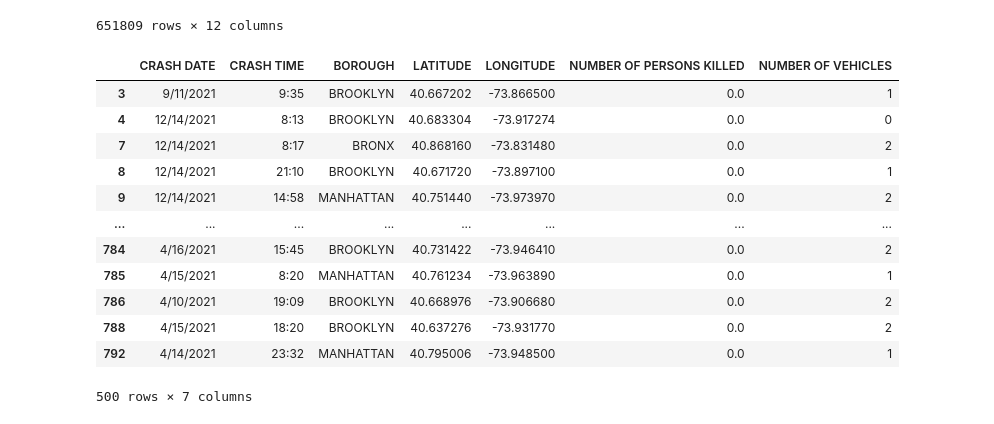
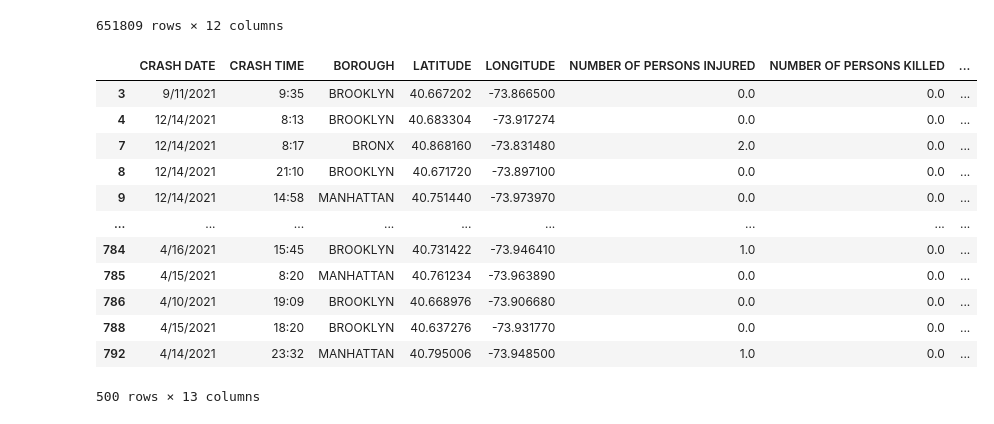
Before and after one commit to azbennett/group_project_1, a Jupyter notebook: crash_data.ipynb, the cells around one changed output. Drawn from its saved outputs; the diff is of its cells as text; code cells hidden in the pictures.

```diff
--- a/crash_data.ipynb
+++ b/crash_data.ipynb
@@ -55,22 +55,22 @@ crashes_df
 651809 rows × 12 columns
 # %%
 crashes_df['NUMBER OF VEHICLES'] = crashes_df[['VEHICLE TYPE CODE 1', 'VEHICLE TYPE CODE 2', 'VEHICLE TYPE CODE 3', 'VEHICLE TYPE CODE 4', 'VEHICLE TYPE CODE 5']].count(axis=1)
-crashes_df.drop(columns=['NUMBER OF PERSONS INJURED', 'VEHICLE TYPE CODE 1', 'VEHICLE TYPE CODE 2', 'VEHICLE TYPE CODE 3', 'VEHICLE TYPE CODE 4', 'VEHICLE TYPE CODE 5'], inplace=True)
-crashes_df.head(500)
+#crashes_df.drop(columns=['NUMBER OF PERSONS INJURED', 'VEHICLE TYPE CODE 1', 'VEHICLE TYPE CODE 2', 'VEHICLE TYPE CODE 3', 'VEHICLE TYPE CODE 4', 'VEHICLE TYPE CODE 5'], inplace=True)
+#crashes_df
 # %% [output]
-|  | CRASH DATE | CRASH TIME | BOROUGH | LATITUDE | LONGITUDE | NUMBER OF PERSONS KILLED | NUMBER OF VEHICLES |
-| 3 | 9/11/2021 | 9:35 | BROOKLYN | 40.667202 | -73.866500 | 0.0 | 1 |
-| 4 | 12/14/2021 | 8:13 | BROOKLYN | 40.683304 | -73.917274 | 0.0 | 0 |
-| 7 | 12/14/2021 | 8:17 | BRONX | 40.868160 | -73.831480 | 0.0 | 2 |
-| 8 | 12/14/2021 | 21:10 | BROOKLYN | 40.671720 | -73.897100 | 0.0 | 1 |
-| 9 | 12/14/2021 | 14:58 | MANHATTAN | 40.751440 | -73.973970 | 0.0 | 2 |
-| ... | ... | ... | ... | ... | ... | ... | ... |
-| 784 | 4/16/2021 | 15:45 | BROOKLYN | 40.731422 | -73.946410 | 0.0 | 2 |
-| 785 | 4/15/2021 | 8:20 | MANHATTAN | 40.761234 | -73.963890 | 0.0 | 1 |
-| 786 | 4/10/2021 | 19:09 | BROOKLYN | 40.668976 | -73.906680 | 0.0 | 2 |
-| 788 | 4/15/2021 | 18:20 | BROOKLYN | 40.637276 | -73.931770 | 0.0 | 2 |
-| 792 | 4/14/2021 | 23:32 | MANHATTAN | 40.795006 | -73.948500 | 0.0 | 1 |
+|  | CRASH DATE | CRASH TIME | BOROUGH | LATITUDE | LONGITUDE | NUMBER OF PERSONS INJURED | NUMBER OF PERSONS KILLED | ... |
+| 3 | 9/11/2021 | 9:35 | BROOKLYN | 40.667202 | -73.866500 | 0.0 | 0.0 | ... |
+| 4 | 12/14/2021 | 8:13 | BROOKLYN | 40.683304 | -73.917274 | 0.0 | 0.0 | ... |
+| 7 | 12/14/2021 | 8:17 | BRONX | 40.868160 | -73.831480 | 2.0 | 0.0 | ... |
+| 8 | 12/14/2021 | 21:10 | BROOKLYN | 40.671720 | -73.897100 | 0.0 | 0.0 | ... |
+| 9 | 12/14/2021 | 14:58 | MANHATTAN | 40.751440 | -73.973970 | 0.0 | 0.0 | ... |
+| ... | ... | ... | ... | ... | ... | ... | ... | ... |
+| 784 | 4/16/2021 | 15:45 | BROOKLYN | 40.731422 | -73.946410 | 1.0 | 0.0 | ... |
+| 785 | 4/15/2021 | 8:20 | MANHATTAN | 40.761234 | -73.963890 | 0.0 | 0.0 | ... |
+| 786 | 4/10/2021 | 19:09 | BROOKLYN | 40.668976 | -73.906680 | 0.0 | 0.0 | ... |
+| 788 | 4/15/2021 | 18:20 | BROOKLYN | 40.637276 | -73.931770 | 0.0 | 0.0 | ... |
+| 792 | 4/14/2021 | 23:32 | MANHATTAN | 40.795006 | -73.948500 | 1.0 | 0.0 | ... |
-500 rows × 7 columns
+500 rows × 13 columns
 # %%
 fatality_df = crashes_df[crashes_df['NUMBER OF PERSONS KILLED']>0]
 
```
Also changed, not shown: parts of 35 cells of this notebook, 1 other file.
